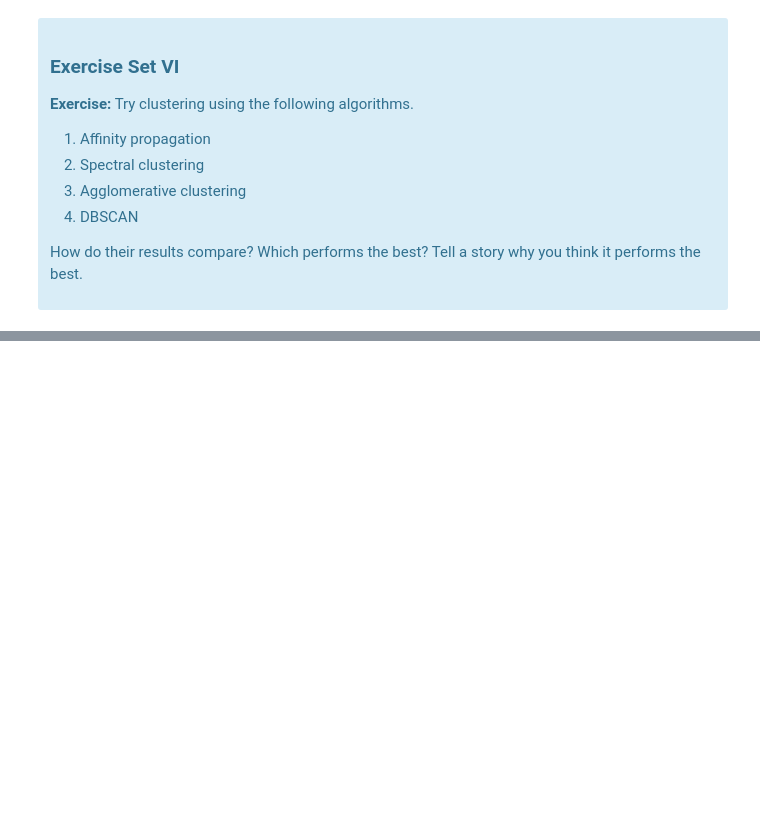
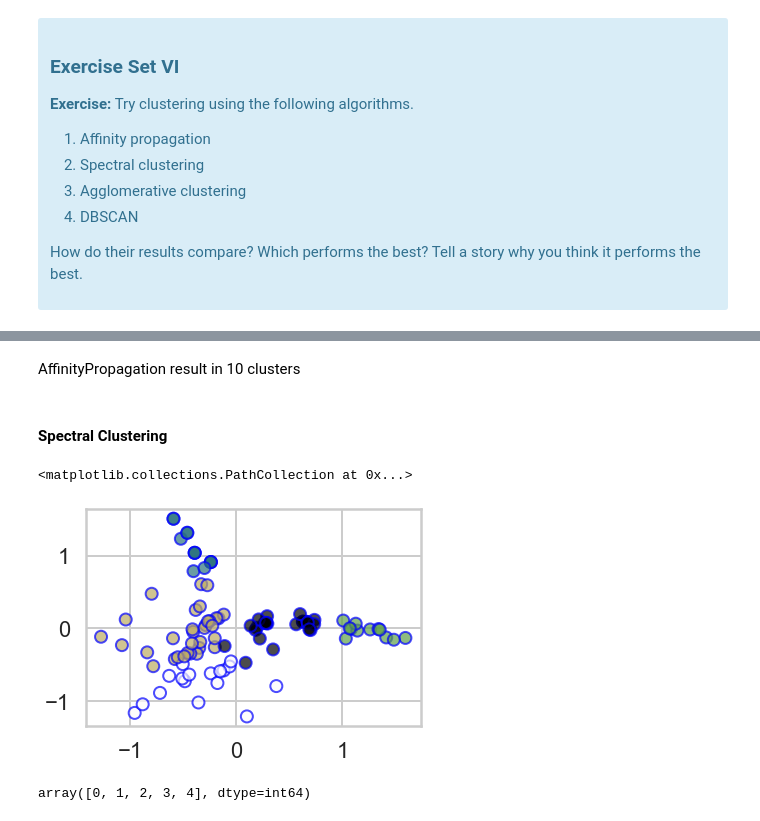
Before and after one commit to weboctave/mec-mini-projects, a Jupyter notebook: mec-16.2.6-clustering-mini-project/Mini_Project_Clustering.ipynb, the cells around one changed output, grey strips where cells are left out. Saved outputs shown, nothing was run; the diff lists cells and outputs as text; code cells hidden in the pictures; blank space fills up the shorter version.

```diff
--- a/mec-16.2.6-clustering-mini-project/Mini_Project_Clustering.ipynb
+++ b/mec-16.2.6-clustering-mini-project/Mini_Project_Clustering.ipynb
@@ -745,0 +798,17 @@ Source: http://scikit-learn.org/stable/modules/clustering.html
+# %% [markdown]
+AffinityPropagation result in 10 clusters
+# %% [markdown]
+#### Spectral Clustering
+# %%
+from sklearn.cluster import SpectralClustering
+
+cluster_spectral = SpectralClustering(n_clusters=5, assign_labels='discretize', random_state=42).fit(X)
+cluster_spectral.labels_
+plt.scatter(X[:,0], X[:,1], c=cluster_spectral.labels_, cmap='gist_earth', alpha=0.7, edgecolors='b')
+# %% [output]
+<matplotlib.collections.PathCollection at 0x...>
+[figure, added]
+# %%
+np.unique(cluster_spectral.labels_)
+# %% [output]
+array([0, 1, 2, 3, 4], dtype=int64)
```
Also changed, not shown: parts of 14 cells of this notebook.
